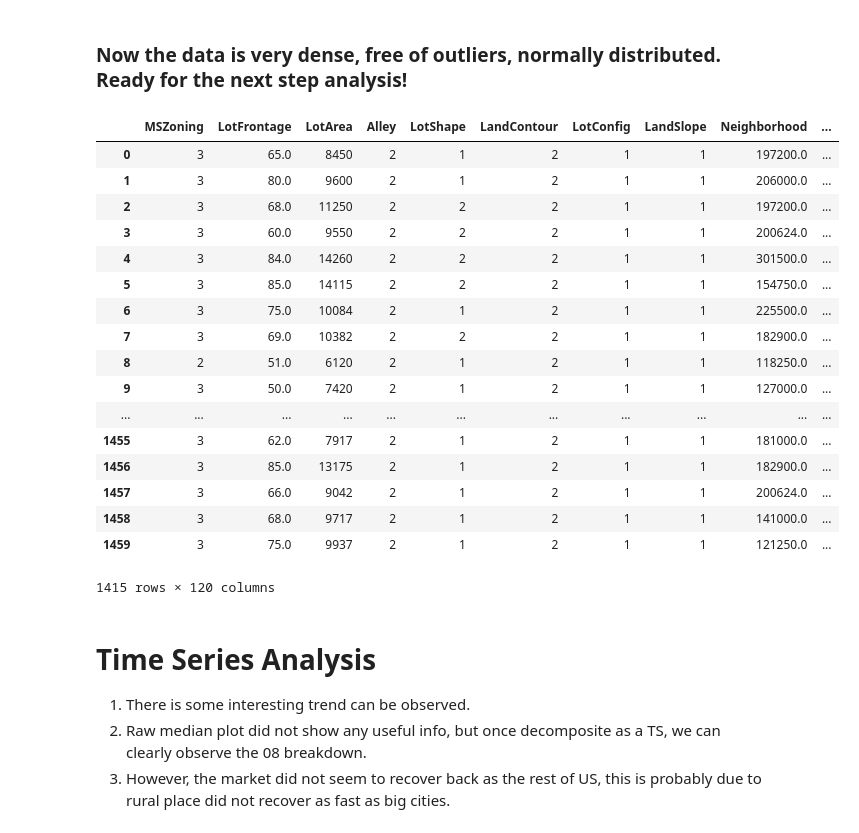
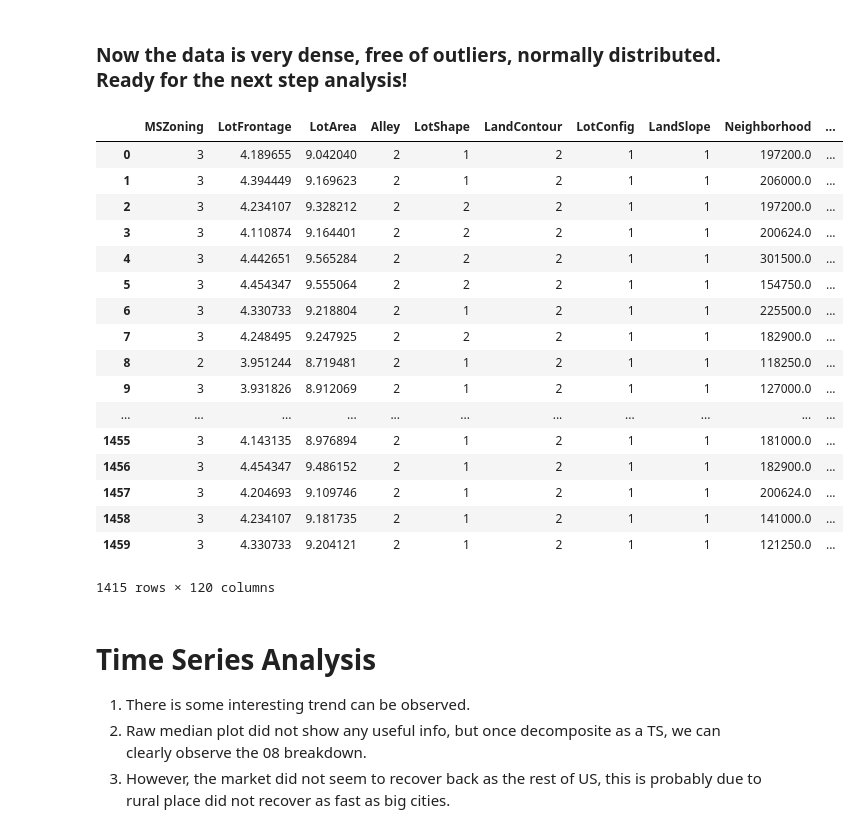
Before and after one commit to wonderlives/House-Prices-Advanced-Regression-Techniques, a Jupyter notebook: [Roger]DataClean&FeatureEngSelect&Clustering.ipynb, the cells around one changed output. Cells and saved outputs as stored; diff of their text form; code cells hidden in the pictures.

```diff
--- a/[Roger]DataClean&FeatureEngSelect&Clustering.ipynb
+++ b/[Roger]DataClean&FeatureEngSelect&Clustering.ipynb
@@ -544,26 +544,28 @@ def putPriceEnd(df):
 list1 = [train, trainLog]
 
 for i in list1:
-    i = putPriceEnd
+    i = putPriceEnd(i)
-# %% [output]
-|  | MSZoning | LotFrontage | LotArea | Alley | LotShape | LandContour | LotConfig | LandSlope | Neighborhood | ... |
-| 0 | 3 | 65.0 | 8450 | 2 | 1 | 2 | 1 | 1 | 197200.0 | ... |
-| 1 | 3 | 80.0 | 9600 | 2 | 1 | 2 | 1 | 1 | 206000.0 | ... |
-| 2 | 3 | 68.0 | 11250 | 2 | 2 | 2 | 1 | 1 | 197200.0 | ... |
-| 3 | 3 | 60.0 | 9550 | 2 | 2 | 2 | 1 | 1 | 200624.0 | ... |
-| 4 | 3 | 84.0 | 14260 | 2 | 2 | 2 | 1 | 1 | 301500.0 | ... |
-| 5 | 3 | 85.0 | 14115 | 2 | 2 | 2 | 1 | 1 | 154750.0 | ... |
-| 6 | 3 | 75.0 | 10084 | 2 | 1 | 2 | 1 | 1 | 225500.0 | ... |
-| 7 | 3 | 69.0 | 10382 | 2 | 2 | 2 | 1 | 1 | 182900.0 | ... |
-| 8 | 2 | 51.0 | 6120 | 2 | 1 | 2 | 1 | 1 | 118250.0 | ... |
-| 9 | 3 | 50.0 | 7420 | 2 | 1 | 2 | 1 | 1 | 127000.0 | ... |
-| ... | ... | ... | ... | ... | ... | ... | ... | ... | ... | ... |
-| 1455 | 3 | 62.0 | 7917 | 2 | 1 | 2 | 1 | 1 | 181000.0 | ... |
-| 1456 | 3 | 85.0 | 13175 | 2 | 1 | 2 | 1 | 1 | 182900.0 | ... |
-| 1457 | 3 | 66.0 | 9042 | 2 | 1 | 2 | 1 | 1 | 200624.0 | ... |
-| 1458 | 3 | 68.0 | 9717 | 2 | 1 | 2 | 1 | 1 | 141000.0 | ... |
-| 1459 | 3 | 75.0 | 9937 | 2 | 1 | 2 | 1 | 1 | 121250.0 | ... |
-1415 rows × 120 columns
+# %%
+trainLog
+# %% [output]
+|  | MSZoning | LotFrontage | LotArea | Alley | LotShape | LandContour | LotConfig | LandSlope | Neighborhood | ... |
+| 0 | 3 | 4.189655 | 9.042040 | 2 | 1 | 2 | 1 | 1 | 197200.0 | ... |
+| 1 | 3 | 4.394449 | 9.169623 | 2 | 1 | 2 | 1 | 1 | 206000.0 | ... |
+| 2 | 3 | 4.234107 | 9.328212 | 2 | 2 | 2 | 1 | 1 | 197200.0 | ... |
+| 3 | 3 | 4.110874 | 9.164401 | 2 | 2 | 2 | 1 | 1 | 200624.0 | ... |
+| 4 | 3 | 4.442651 | 9.565284 | 2 | 2 | 2 | 1 | 1 | 301500.0 | ... |
+| 5 | 3 | 4.454347 | 9.555064 | 2 | 2 | 2 | 1 | 1 | 154750.0 | ... |
+| 6 | 3 | 4.330733 | 9.218804 | 2 | 1 | 2 | 1 | 1 | 225500.0 | ... |
+| 7 | 3 | 4.248495 | 9.247925 | 2 | 2 | 2 | 1 | 1 | 182900.0 | ... |
+| 8 | 2 | 3.951244 | 8.719481 | 2 | 1 | 2 | 1 | 1 | 118250.0 | ... |
+| 9 | 3 | 3.931826 | 8.912069 | 2 | 1 | 2 | 1 | 1 | 127000.0 | ... |
+| ... | ... | ... | ... | ... | ... | ... | ... | ... | ... | ... |
+| 1455 | 3 | 4.143135 | 8.976894 | 2 | 1 | 2 | 1 | 1 | 181000.0 | ... |
+| 1456 | 3 | 4.454347 | 9.486152 | 2 | 1 | 2 | 1 | 1 | 182900.0 | ... |
+| 1457 | 3 | 4.204693 | 9.109746 | 2 | 1 | 2 | 1 | 1 | 200624.0 | ... |
+| 1458 | 3 | 4.234107 | 9.181735 | 2 | 1 | 2 | 1 | 1 | 141000.0 | ... |
+| 1459 | 3 | 4.330733 | 9.204121 | 2 | 1 | 2 | 1 | 1 | 121250.0 | ... |
+1415 rows × 120 columns
 # %%
 # Save
 train.to_csv("train_120feats_Dense_OutlierFree_NoTransform.csv")
```
Also changed, not shown: 6 other files.
